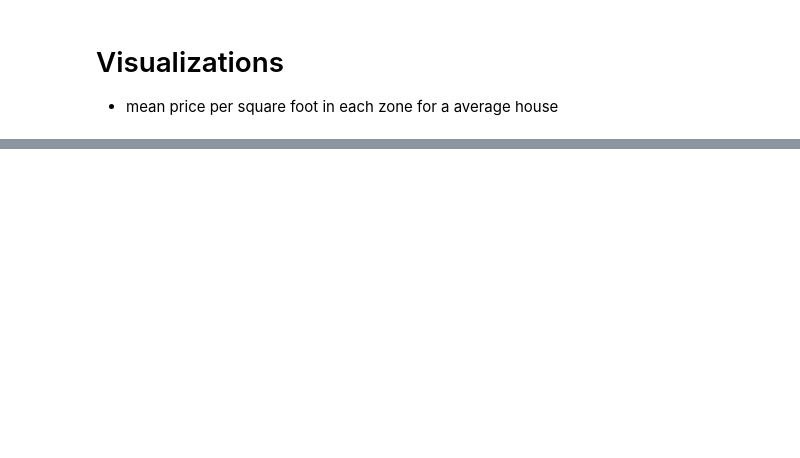
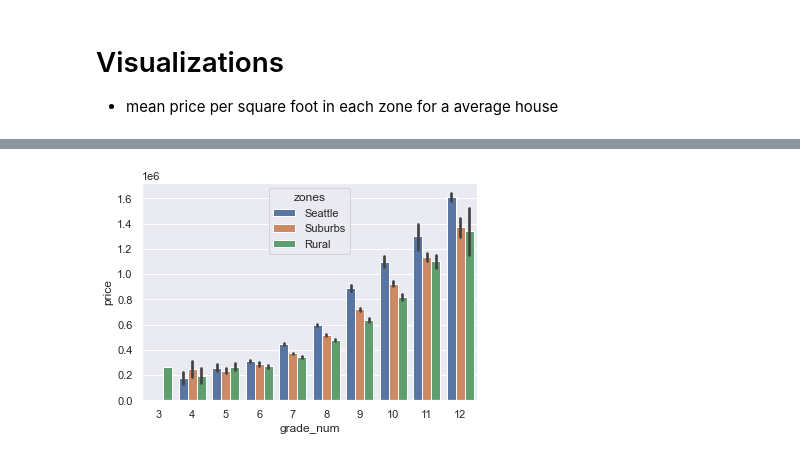
Before and after one commit to btbruno20/Analyzing-King-County-Housing, a Jupyter notebook: king_main.ipynb, the cells around one changed output, grey strips where cells are left out. Drawn from its saved outputs; the diff is of its cells as text; code cells hidden in the pictures; blank space fills up the shorter version.

```diff
--- a/king_main.ipynb
+++ b/king_main.ipynb
@@ -405,0 +492,4 @@ plt.show()
+# %%
+bargraph = sns.barplot(data=df, x='grade_num', y='price', hue='zones')
+# %% [output]
+[figure, added]
```
Also changed, not shown: parts of 31 cells of this notebook.
